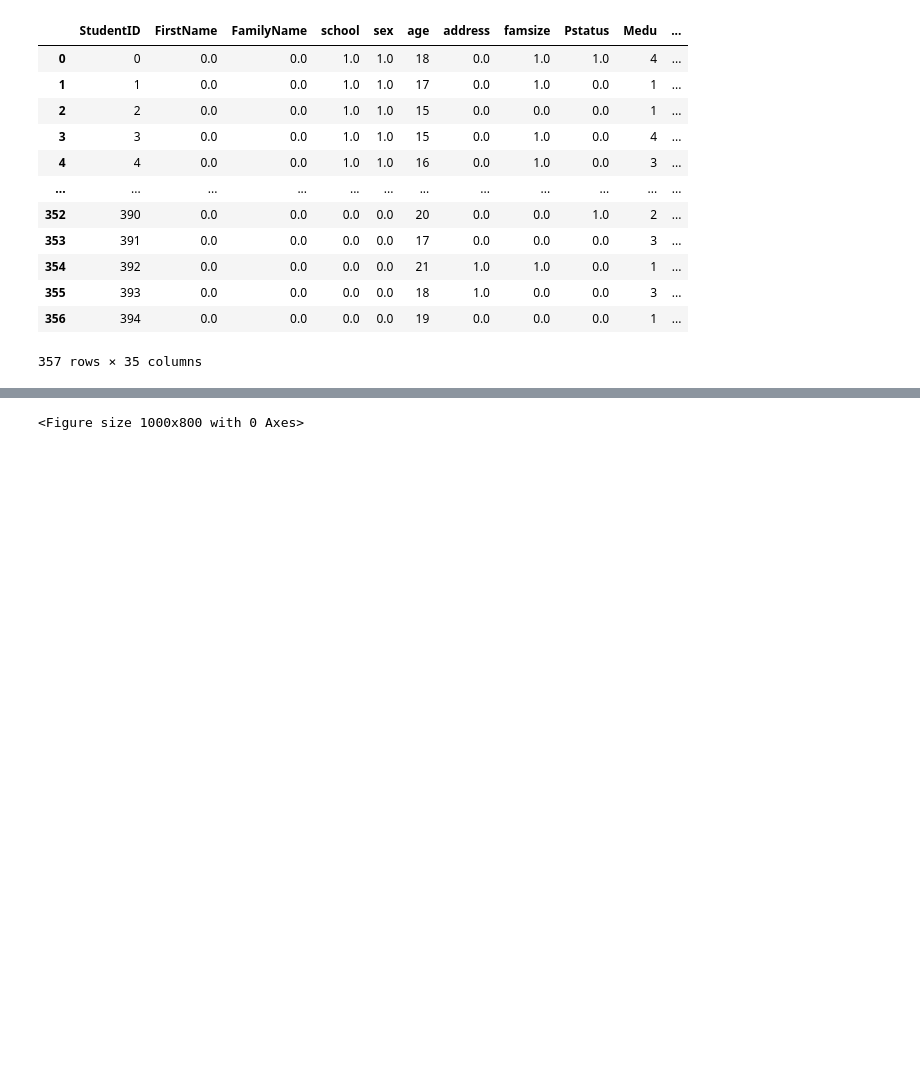
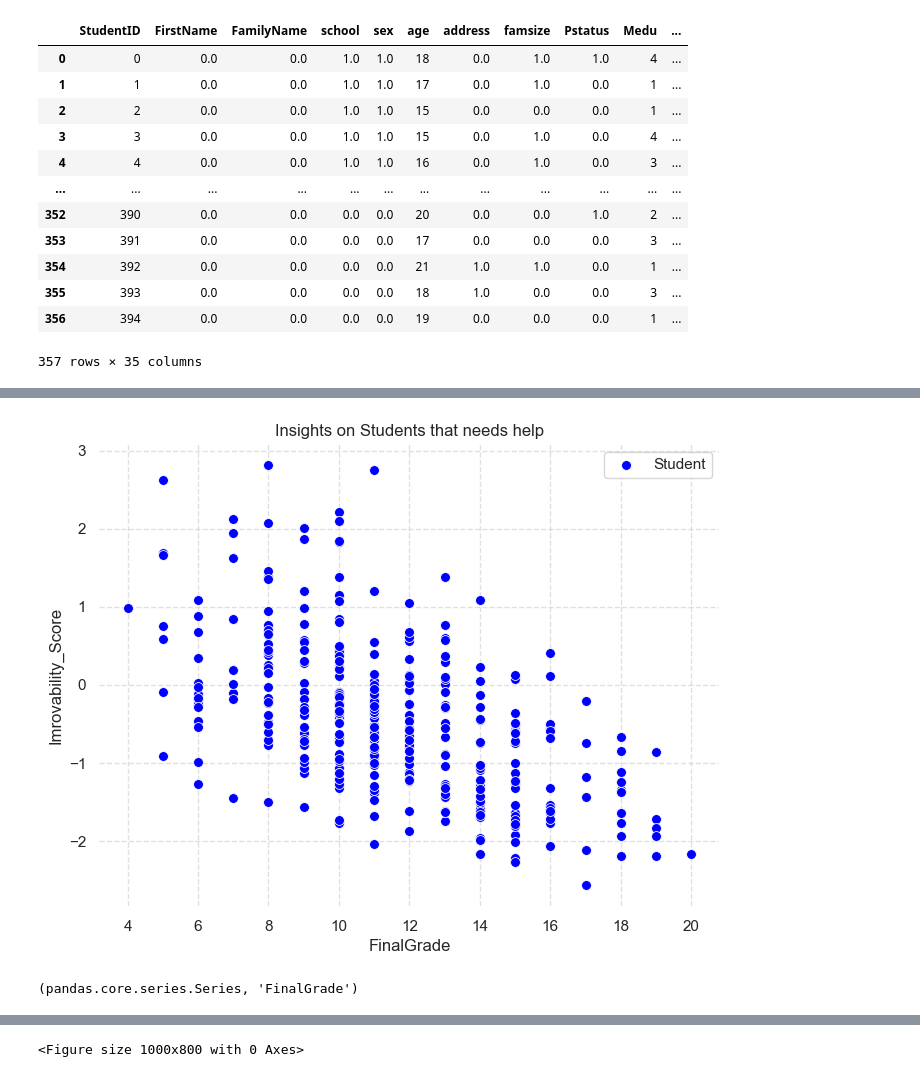
Before and after one commit to hamzaf96/Improvability_Score, a Jupyter notebook: code/notebooks/exploration.ipynb, the cells around one changed output, grey strips where cells are left out. Saved outputs shown, nothing was run; the diff lists cells and outputs as text; code cells hidden in the pictures; blank space fills up the shorter version.

```diff
--- a/code/notebooks/exploration.ipynb
+++ b/code/notebooks/exploration.ipynb
@@ -230,0 +259,37 @@ df
+# %%
+"""# Create a scatter plot
+plt.scatter(df['FinalGrade'], df['Imrovability_Score'], label='Scatter Plot', color='blue', marker='o')
+
+# Add labels and a legend
+plt.xlabel('FinalGrade')
+plt.ylabel('Imrovability_Score')
+plt.title('Insights on Students that needs help')
+plt.legend()
+
+# Show the plot
+plt.show()"""
+# Create a scatter plot with Seaborn
+sns.set(style="whitegrid")  # Set the plot style
+plt.figure(figsize=(8, 6))  # Set the figure size
+
+# Create the scatter plot
+sns.scatterplot(x=df['FinalGrade'], y=df['Imrovability_Score'], marker='o', color='blue', s=50, label='Student')
+
+# Add labels and a legend
+plt.xlabel('FinalGrade')
+plt.ylabel('Imrovability_Score')
+plt.title('Insights on Students that needs help')
+
+# Customize the appearance further
+sns.despine(left=True, bottom=True)  # Remove the spines
+plt.grid(True, linestyle='--', alpha=0.6)  # Add grid lines
+plt.legend()
+
+# Show the plot
+plt.show()
+# %% [output]
+[figure, added]
+# %%
+type(df['FinalGrade']), df['FinalGrade'].name
+# %% [output]
+(pandas.core.series.Series, 'FinalGrade')
```
Also changed, not shown: parts of 7 cells of this notebook, 2 other files.
